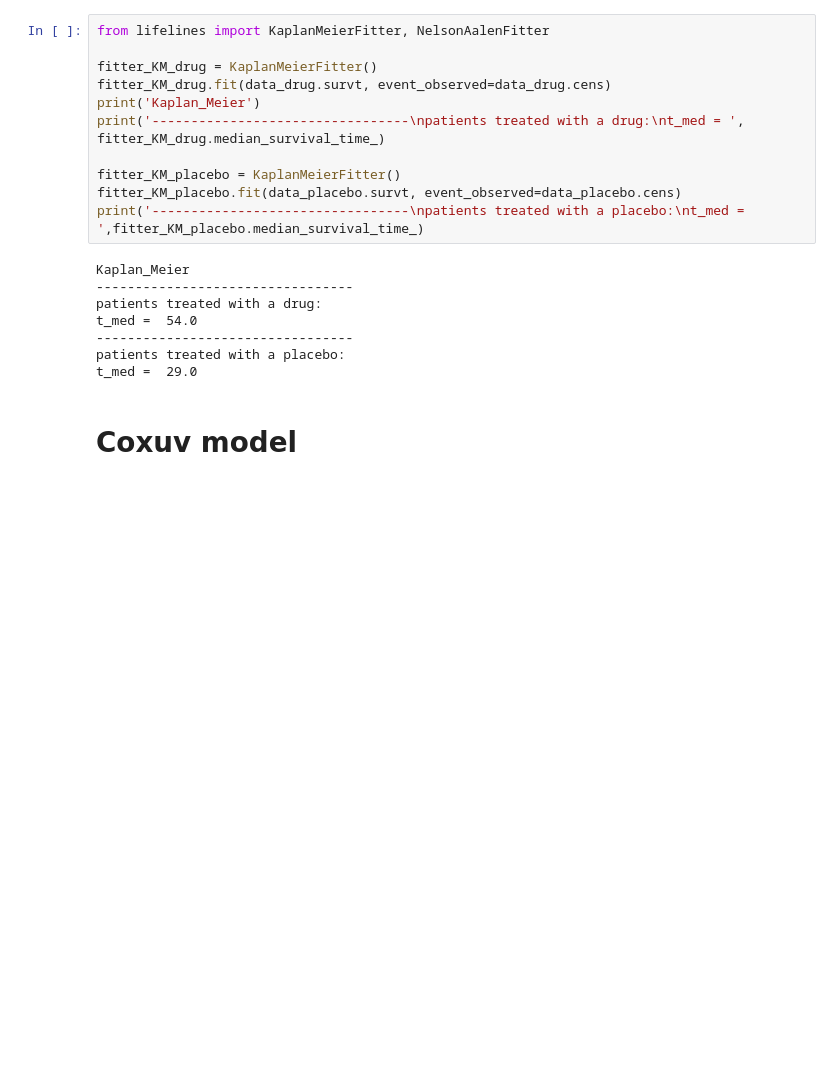
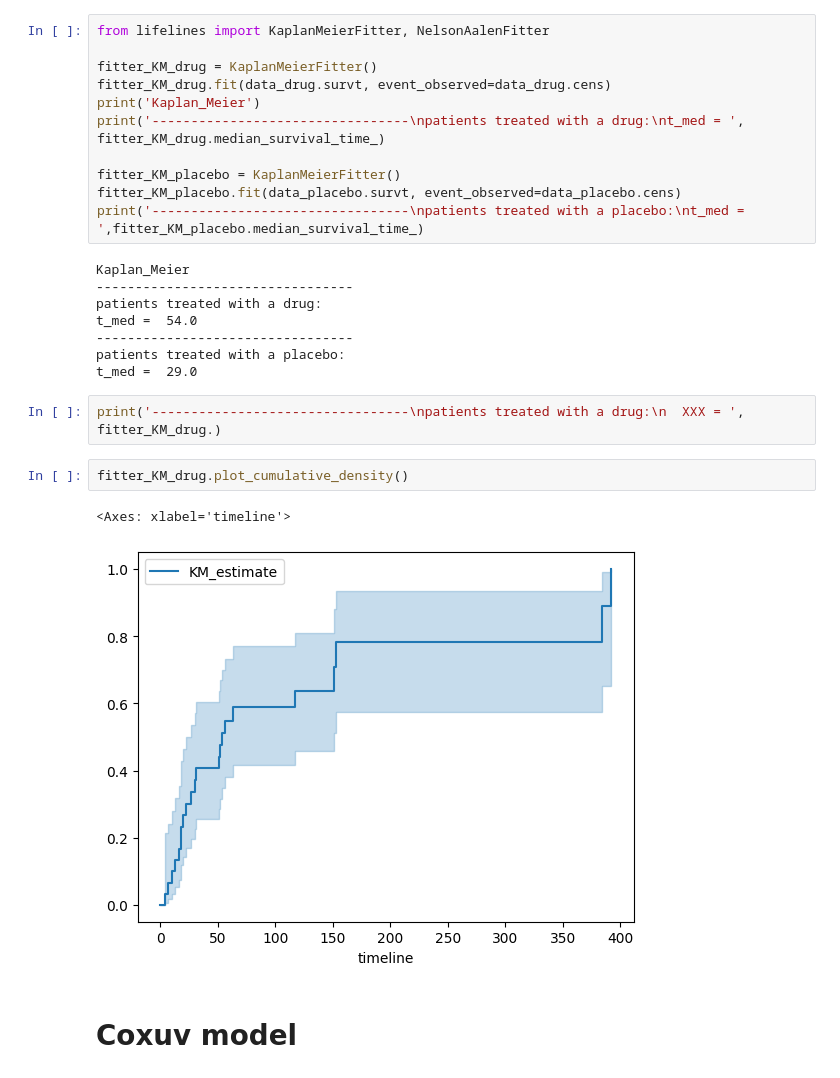
Before and after one commit to aleksejalex/ske_assignment, a Jupyter notebook: SKE_AG_protokol.ipynb, the cells around one changed output. Drawn from its saved outputs; the diff is of its cells as text; blank space fills up the shorter version.

```diff
--- a/SKE_AG_protokol.ipynb
+++ b/SKE_AG_protokol.ipynb
@@ -846,6 +886,13 @@ t_med =  54.0
 ---------------------------------
 patients treated with a placebo:
 t_med =  29.0
+# %%
+print('---------------------------------\npatients treated with a drug:\n  XXX = ', fitter_KM_drug.)
+# %%
+fitter_KM_drug.plot_cumulative_density()
+# %% [output]
+<Axes: xlabel='timeline'>
+[figure, added]
 # %% [markdown]
 # Coxuv model
 # %% [markdown]
```
Also changed, not shown: parts of 5 cells of this notebook, 4 other files.
